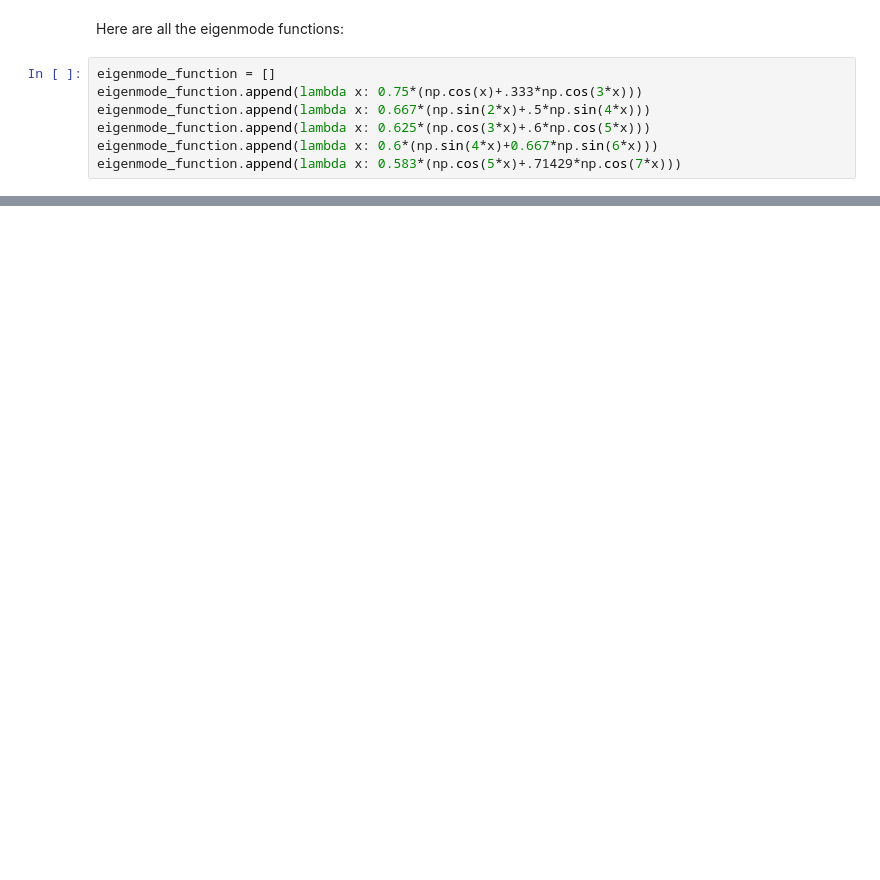
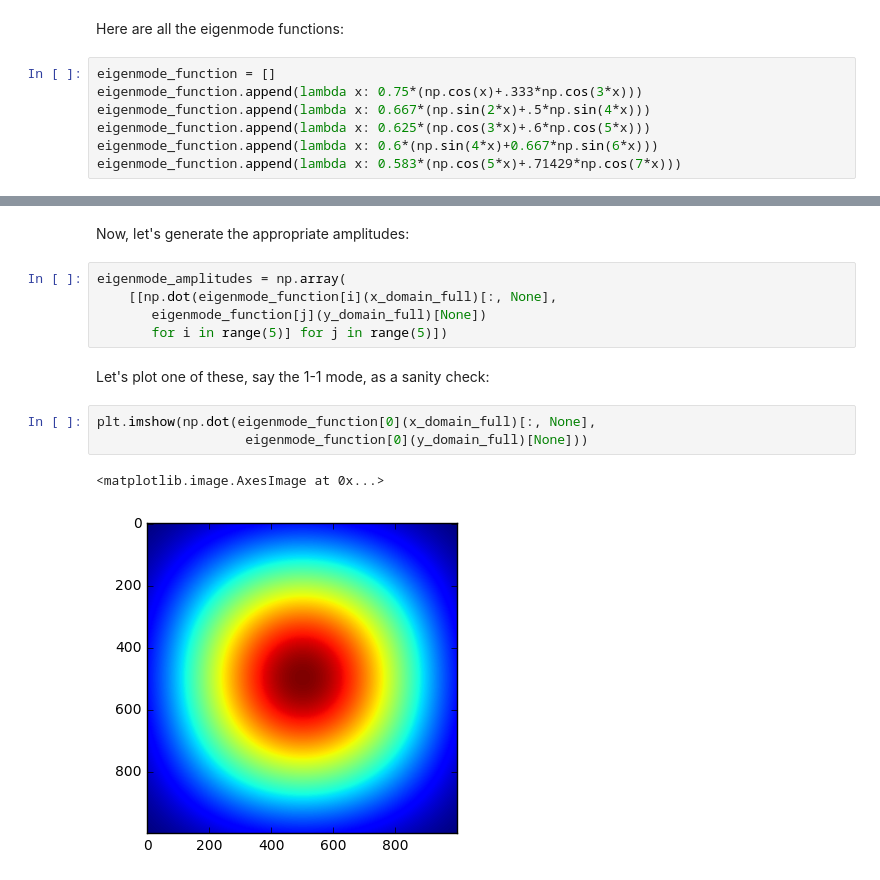
Before and after one commit to ry-dgel/Chladni, a Jupyter notebook: fitting_all_amplitude_data.ipynb, the cells around one changed output, grey strips where cells are left out. Saved outputs shown, nothing was run; the diff lists cells and outputs as text; blank space fills up the shorter version.

```diff
--- a/fitting_all_amplitude_data.ipynb
+++ b/fitting_all_amplitude_data.ipynb
@@ -52,0 +51,15 @@ eigenmode_function.append(lambda x: 0.583*(np.cos(5*x)+.71429*np.cos(7*x)))
+# %% [markdown]
+Now, let's generate the appropriate amplitudes:
+# %%
+eigenmode_amplitudes = np.array(
+    [[np.dot(eigenmode_function[i](x_domain_full)[:, None],
+       eigenmode_function[j](y_domain_full)[None])
+       for i in range(5)] for j in range(5)])
+# %% [markdown]
+Let's plot one of these, say the 1-1 mode, as a sanity check:
+# %%
+plt.imshow(np.dot(eigenmode_function[0](x_domain_full)[:, None],
+                   eigenmode_function[0](y_domain_full)[None]))
+# %% [output]
+<matplotlib.image.AxesImage at 0x...>
+[figure, added]
```
Also changed, not shown: parts of 6 cells of this notebook.
